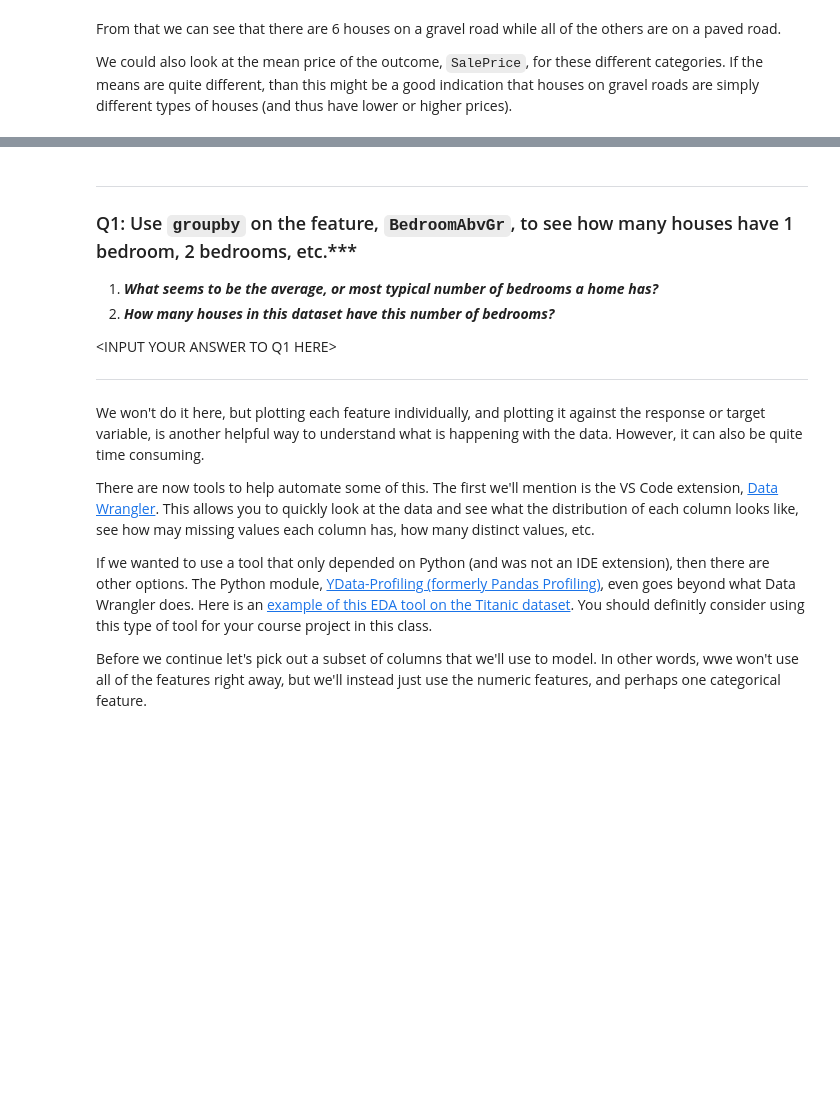
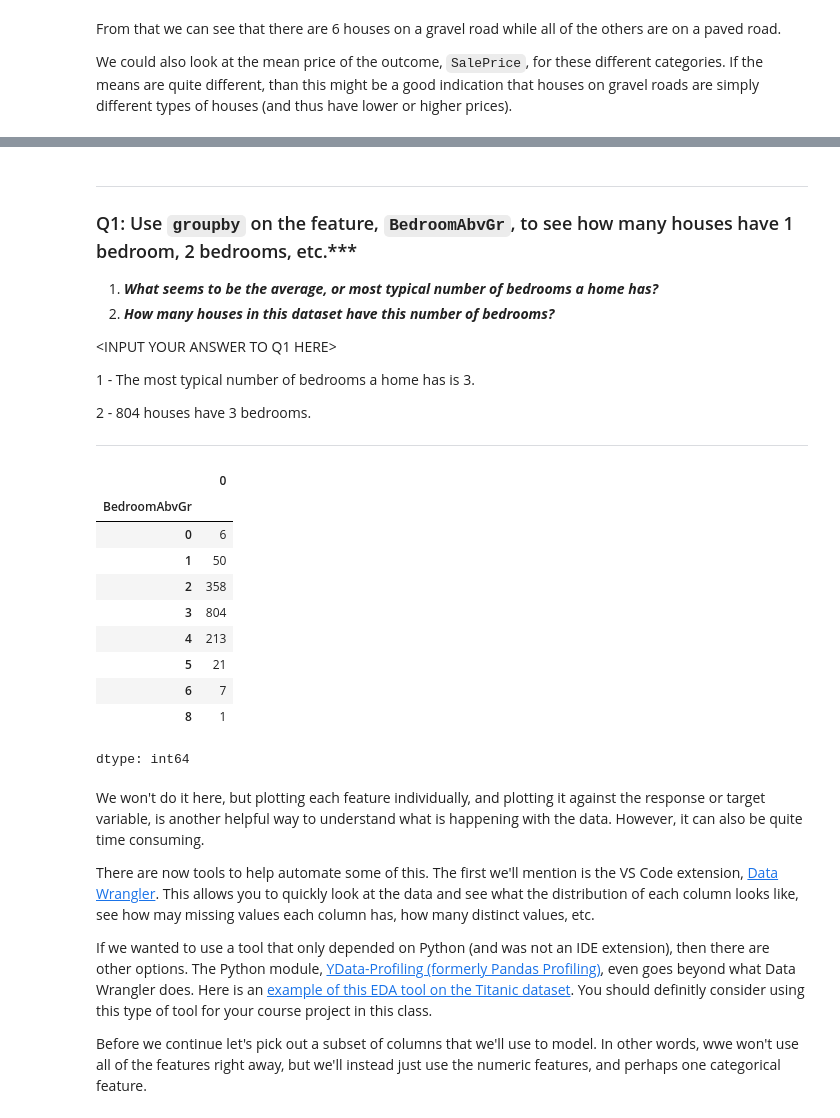
Before and after one commit to ZSCode768/cs3120-assign4, a Jupyter notebook: model_selection_and_tuning_lab.ipynb, the cells around one changed output, grey strips where cells are left out. Saved outputs shown, nothing was run; the diff lists cells and outputs as text; code cells hidden in the pictures; blank space fills up the shorter version.

```diff
--- a/model_selection_and_tuning_lab.ipynb
+++ b/model_selection_and_tuning_lab.ipynb
@@ -57,9 +95,26 @@ df.groupby('Street')['SalePrice'].mean()
 2. ***How many houses in this dataset have this number of bedrooms?***
 
 \<INPUT YOUR ANSWER TO Q1 HERE\>
+
+1 - The most typical number of bedrooms a home has is 3.
+
+2 - 804 houses have 3 bedrooms.
 ***
 # %%
 # input your code to count how many houses are in each category of BedroomAbvGr then input your answer above where requested
+df.groupby('BedroomAbvGr').size()
+# %% [output]
+|  | 0 |
+| BedroomAbvGr |  |
+| 0 | 6 |
+| 1 | 50 |
+| 2 | 358 |
+| 3 | 804 |
+| 4 | 213 |
+| 5 | 21 |
+| 6 | 7 |
+| 8 | 1 |
+dtype: int64
 # %% [markdown]
 We won't do it here, but plotting each feature individually, and plotting it against the response or target variable, is another helpful way to understand what is happening with the data. However, it can also be quite time consuming.
 
```
Also changed, not shown: parts of 4 cells of this notebook.
